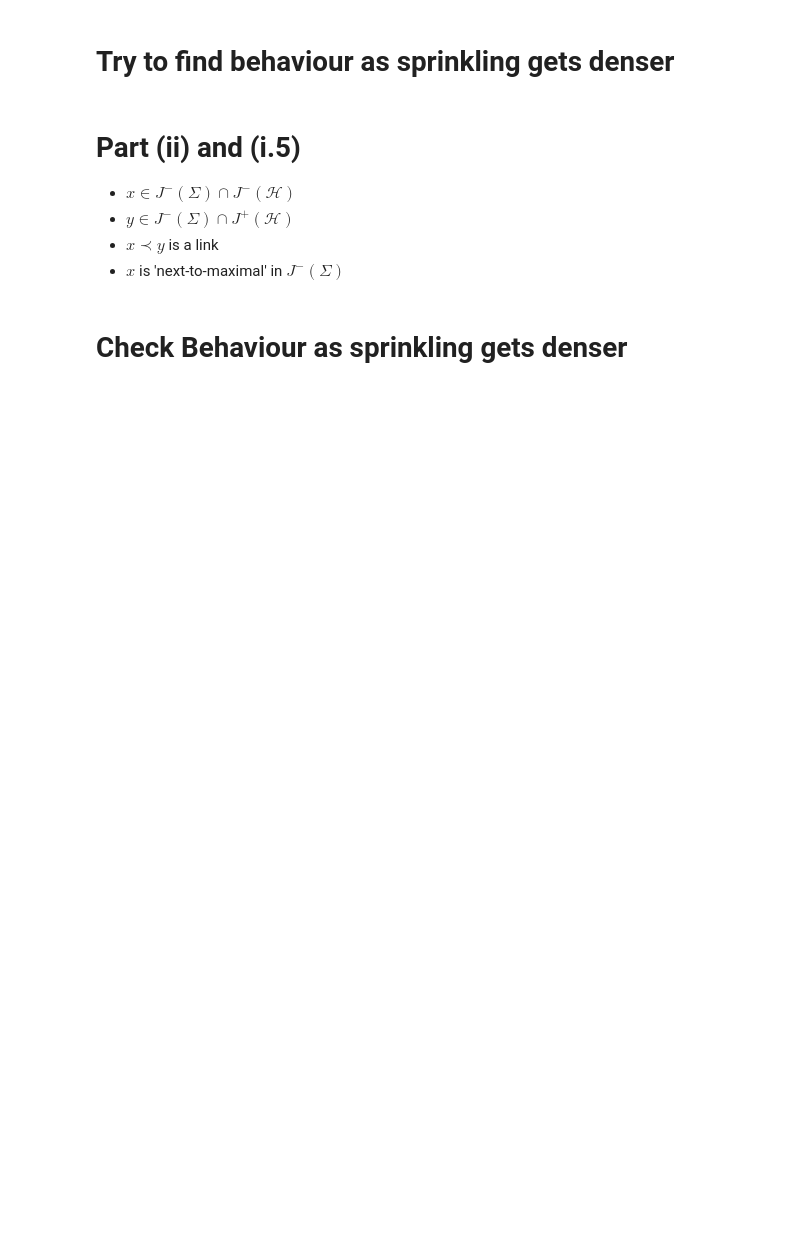
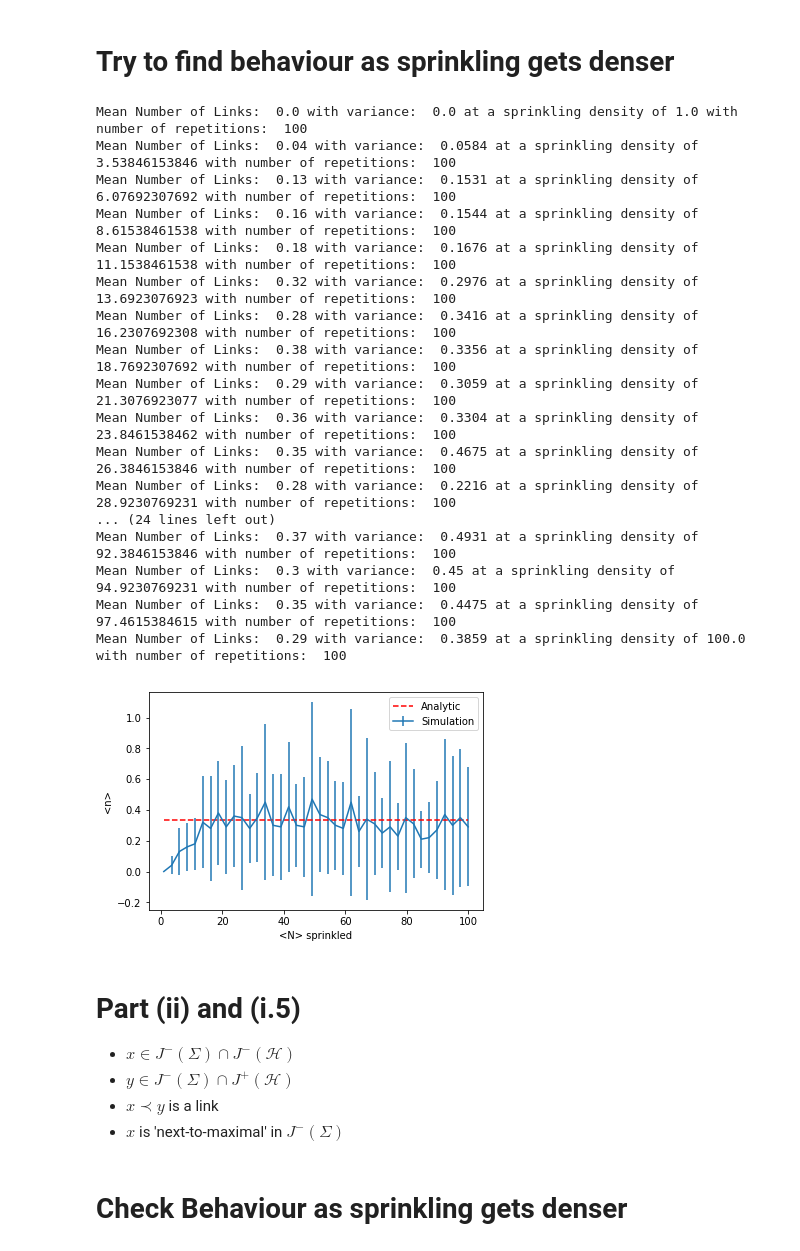
Before and after one commit to dewigould/CausalSetQuantumGravity, a Jupyter notebook: Weekly/Undercone/Undercone.ipynb, the cells around one changed output. Drawn from its saved outputs; the diff is of its cells as text; code cells hidden in the pictures; blank space fills up the shorter version.

```diff
--- a/Weekly/Undercone/Undercone.ipynb
+++ b/Weekly/Undercone/Undercone.ipynb
@@ -156,12 +168,12 @@ print "Mean Number of Links: ", np.mean(count), "with variance: ", np.var(count)
 # %%
 #Main Algo
 
-N_mean_list = [10,50,100,500,1000,5000]
+N_mean_list = np.linspace(1,100,40)
 values = []
 for val in N_mean_list:
     N_mean = val
 
-    N_repetitions = 1000
+    N_repetitions = 100
 
 
     count = []
@@ -176,34 +188,55 @@ for val in N_mean_list:
         elements_uv = [nullcoords(i) for i in elements]
         elements = [(elements[i],elements_uv[i],i) for i in range(len(elements))]
 
         # Find other elements above x, check if there is only one, check if its required region
         for element in elements:
 
             #If x in the required region
             if t(element) < 1/np.sqrt(2) and v(element) <0.5:
                 abovex = [] #list of elements above x, but below sigma
 
                 #Search for element y
                 for element2 in elements:
                     #If y above x and they aren't the same element
                     if number(element) != number(element2) and u(element) < u(element2) and v(element) < v(element2):
                         # If y below sigma
                         if t(element2) < 1/np.sqrt(2):
                             abovex.append(element2)
                 # If there's only one element above x, and that element is above the Horizon:
                 if len(abovex) == 1 and v(abovex[0]) >0.5:
                     counter +=1
         count.append(counter)
 
     print "Mean Number of Links: ", np.mean(count), "with variance: ", np.var(count), "at a sprinkling density of", N_mean, "with number of repetitions: ", N_repetitions
     values.append((np.mean(count),np.var(count)))
 
 plt.figure()
-plt.errorbar(N_mean_list,[i[0] for i in values],yerr=[i[1] for i in values])
+plt.errorbar(N_mean_list,[i[0] for i in values],yerr=[i[1] for i in values],label='Simulation')
+plt.plot(N_mean_list,[1./3. for i in range(len(N_mean_list))],'--',color='r',label='Analytic')
 plt.xlabel('<N> sprinkled')
 plt.ylabel('<n>')
+plt.legend()
 plt.savefig('Part(i)_asymptotic_behaviour')
 plt.show()
+# %% [output]
+Mean Number of Links:  0.0 with variance:  0.0 at a sprinkling density of 1.0 with number of repetitions:  100
+Mean Number of Links:  0.04 with variance:  0.0584 at a sprinkling density of 3.53846153846 with number of repetitions:  100
+Mean Number of Links:  0.13 with variance:  0.1531 at a sprinkling density of 6.07692307692 with number of repetitions:  100
+Mean Number of Links:  0.16 with variance:  0.1544 at a sprinkling density of 8.61538461538 with number of repetitions:  100
+Mean Number of Links:  0.18 with variance:  0.1676 at a sprinkling density of 11.1538461538 with number of repetitions:  100
+Mean Number of Links:  0.32 with variance:  0.2976 at a sprinkling density of 13.6923076923 with number of repetitions:  100
+Mean Number of Links:  0.28 with variance:  0.3416 at a sprinkling density of 16.2307692308 with number of repetitions:  100
+Mean Number of Links:  0.38 with variance:  0.3356 at a sprinkling density of 18.7692307692 with number of repetitions:  100
+Mean Number of Links:  0.29 with variance:  0.3059 at a sprinkling density of 21.3076923077 with number of repetitions:  100
+Mean Number of Links:  0.36 with variance:  0.3304 at a sprinkling density of 23.8461538462 with number of repetitions:  100
+Mean Number of Links:  0.35 with variance:  0.4675 at a sprinkling density of 26.3846153846 with number of repetitions:  100
+Mean Number of Links:  0.28 with variance:  0.2216 at a sprinkling density of 28.9230769231 with number of repetitions:  100
+... (24 lines left out)
+Mean Number of Links:  0.37 with variance:  0.4931 at a sprinkling density of 92.3846153846 with number of repetitions:  100
+Mean Number of Links:  0.3 with variance:  0.45 at a sprinkling density of 94.9230769231 with number of repetitions:  100
+Mean Number of Links:  0.35 with variance:  0.4475 at a sprinkling density of 97.4615384615 with number of repetitions:  100
+Mean Number of Links:  0.29 with variance:  0.3859 at a sprinkling density of 100.0 with number of repetitions:  100
+[figure, added]
 # %% [markdown]
 # Part (ii) and (i.5)
 - $ x \in J^{-}(\Sigma) \cap J^{-}(\mathcal{H})$
```
Also changed, not shown: parts of 12 cells of this notebook.
